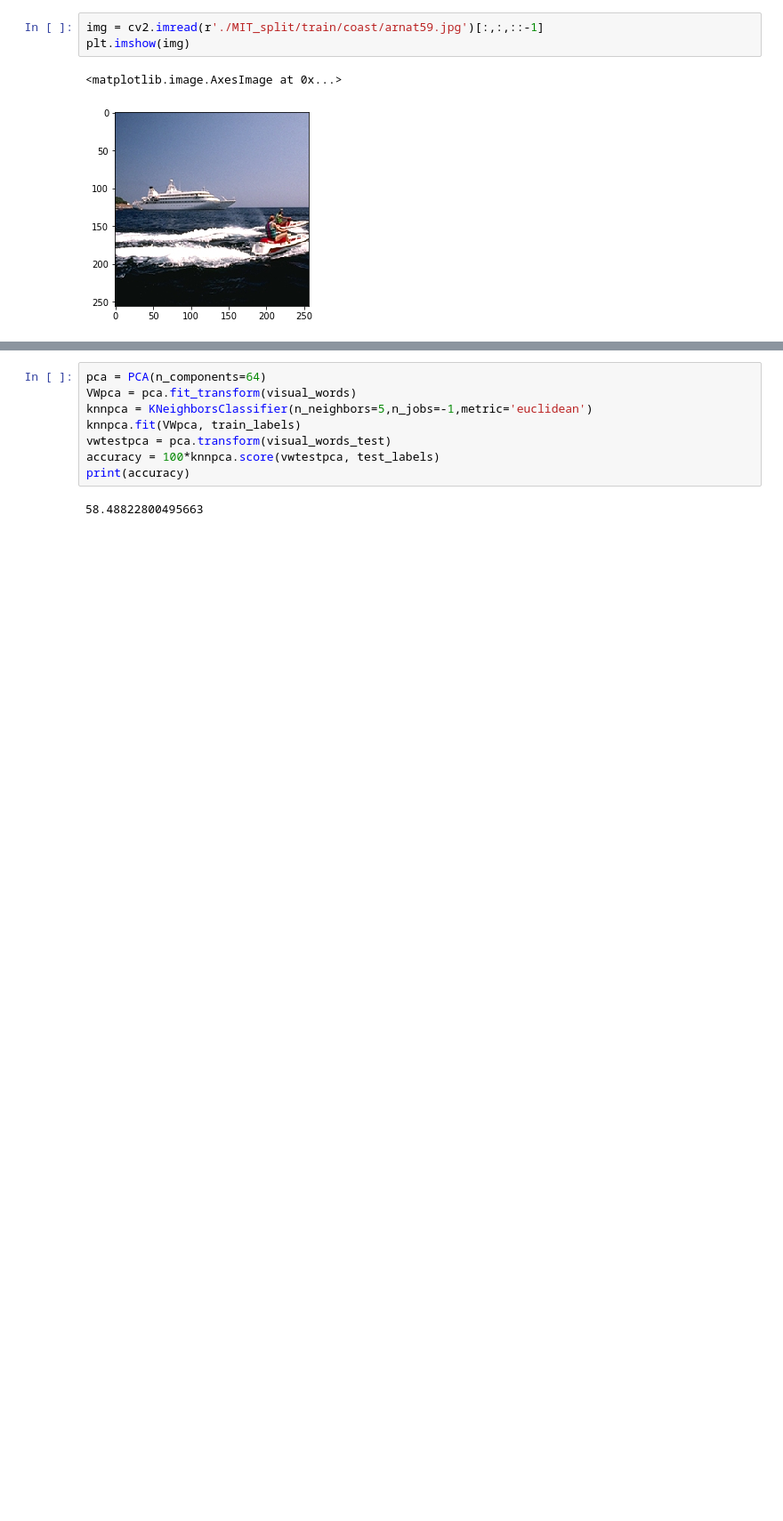
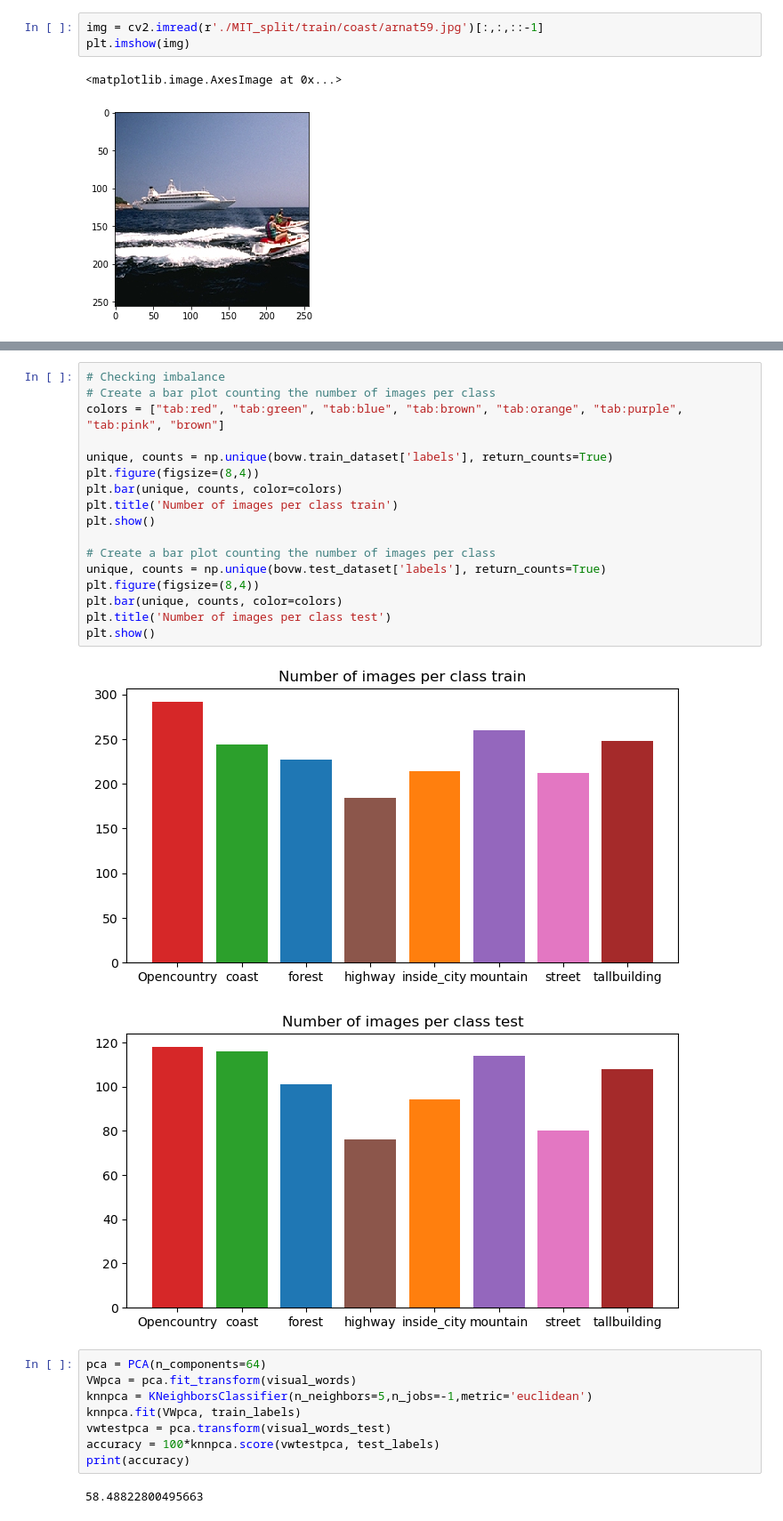
Before and after one commit to MCV-C3/project23-24-08, a Jupyter notebook: Task1/BagofVisualWords.ipynb, the cells around one changed output, grey strips where cells are left out. Shown: that part at 89% size. Cells and saved outputs as stored; diff of their text form; blank space fills up the shorter version.

```diff
--- a/Task1/BagofVisualWords.ipynb
+++ b/Task1/BagofVisualWords.ipynb
@@ -306,3 +429,23 @@ Dimensionality reduction, with PCA and LDA
+# %%
+# Checking imbalance
+# Create a bar plot counting the number of images per class
+colors = ["tab:red", "tab:green", "tab:blue", "tab:brown", "tab:orange", "tab:purple", "tab:pink", "brown"]
+
+unique, counts = np.unique(bovw.train_dataset['labels'], return_counts=True)
+plt.figure(figsize=(8,4))
+plt.bar(unique, counts, color=colors)
+plt.title('Number of images per class train')
+plt.show()
+
+# Create a bar plot counting the number of images per class
+unique, counts = np.unique(bovw.test_dataset['labels'], return_counts=True)
+plt.figure(figsize=(8,4))
+plt.bar(unique, counts, color=colors)
+plt.title('Number of images per class test')
+plt.show()
+# %% [output]
+[figure, added]
+[figure, added]
 # %%
 pca = PCA(n_components=64)
 VWpca = pca.fit_transform(visual_words)
```
Also changed, not shown: parts of 22 cells of this notebook, 1 other file.
